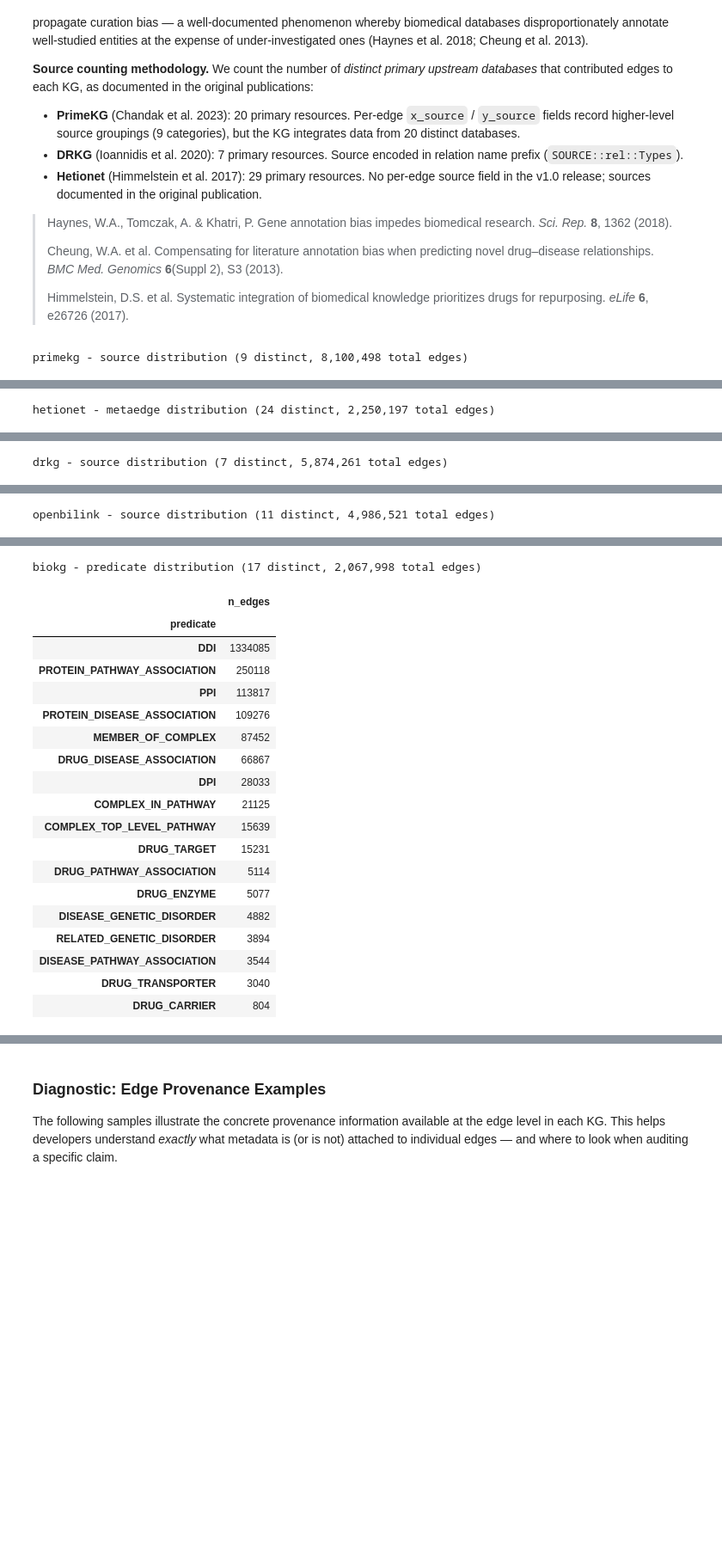
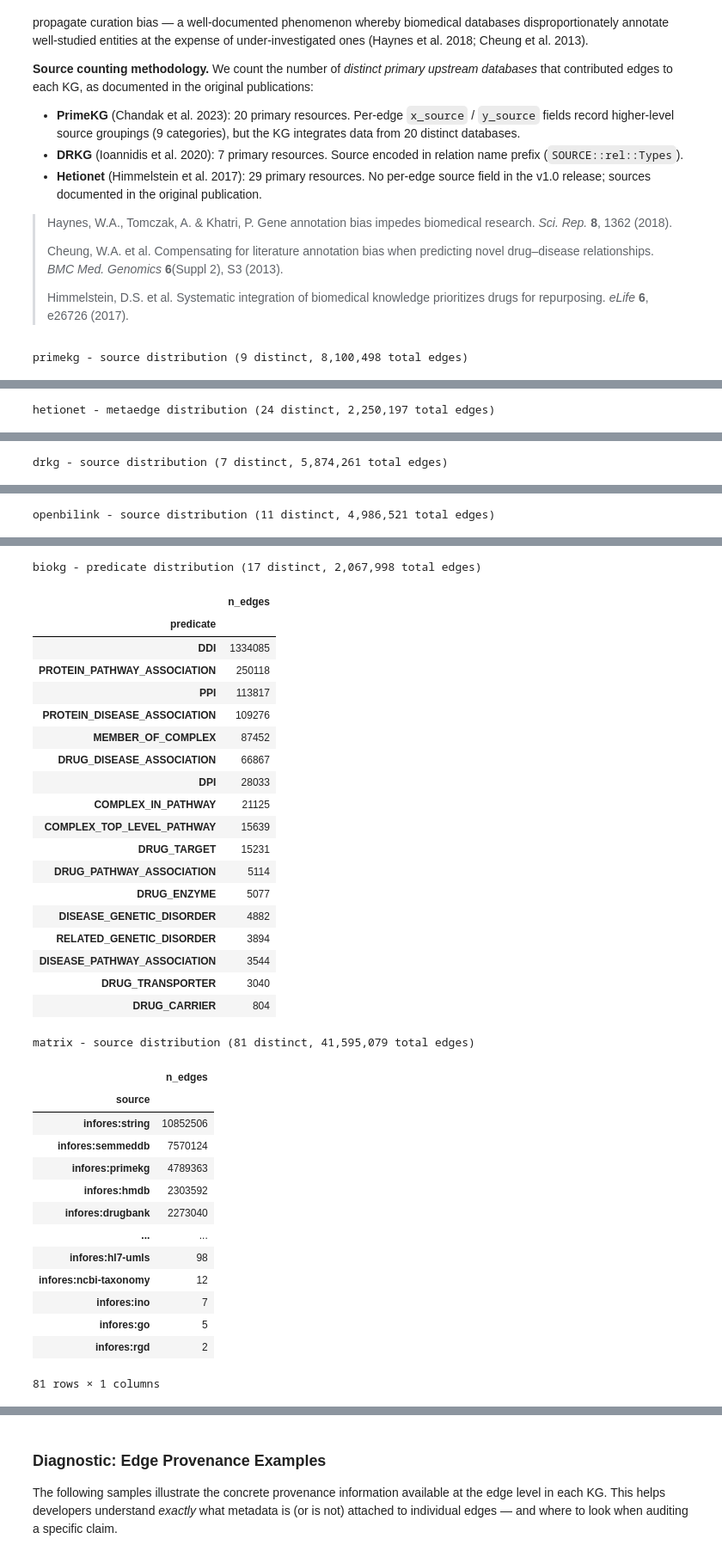
Before and after one commit to emmolins/biokgsuite_dashboard, a Jupyter notebook: eval_notebooks/03_trustworthiness.ipynb, the cells around one changed output, grey strips where cells are left out. Shown at 86% size. Drawn from its saved outputs; the diff is of its cells as text; code cells hidden in the pictures; blank space fills up the shorter version.

```diff
--- a/eval_notebooks/03_trustworthiness.ipynb
+++ b/eval_notebooks/03_trustworthiness.ipynb
@@ -139,6 +152,15 @@ KG_SCHEMA = {
         'cols':  ('x_source', 'y_source'),
         'label': 'source',
     },
+    # MATRIX (Every Cure / Biolink): edge_source carries the per-edge
+    # asserting database (94 distinct infores: CURIEs). x_source / y_source
+    # carry per-NODE upstream pipeline (rtxkg2 / robokop / primekg) and are
+    # used separately for tier-1 node provenance.
+    'matrix': {
+        'mode':  'columns',
+        'cols':  ('edge_source',),
+        'label': 'source',
+    },
     'biokg': {
         'mode':   'relation_values',
         'label':  'predicate',
@@ -149,8 +171,13 @@ def _compute_counts(kg: pd.DataFrame, schema: dict) -> pd.DataFrame:
     '''Compute edge-count distribution for one KG given its schema entry.'''
     mode, label = schema['mode'], schema['label']
     if mode == 'columns':
-        counts = (pd.concat([kg[c] for c in schema['cols']])
-                  .dropna().value_counts() // 2)   # each edge counted in both cols
+        cols = schema['cols']
+        # Single-col mode (e.g. edge_source for MATRIX): count once.
+        # Two-col mode (PrimeKG, OpenBioLink): both x/y_source carry the same
+        # value duplicated per edge, so divide by 2 to avoid double-counting.
+        denom = len(cols)
+        counts = (pd.concat([kg[c] for c in cols])
+                  .dropna().value_counts() // denom)
         counts = counts.rename_axis(label).rename('n_edges').reset_index()
     elif mode == 'relation_prefix':
         counts = (kg['relation'].str.extract(r'^([^:]+)::')[0].fillna('other')
@@ -222,33 +249,48 @@ openbilink - source distribution (11 distinct, 4,986,521 total edges)
 | Bgee | 1728138 |
 | STITCH | 456423 |
 | GO | 361095 |
 | HPO | 228975 |
 | CDT | 135809 |
 | DisGeNet | 93885 |
 | SIDER | 89096 |
 | UBERON | 33344 |
 | DO | 11967 |
 | DrugCentral | 7164 |
 biokg - predicate distribution (17 distinct, 2,067,998 total edges)
 |  | n_edges |
 | predicate |  |
 | DDI | 1334085 |
 | PROTEIN_PATHWAY_ASSOCIATION | 250118 |
 | PPI | 113817 |
 | PROTEIN_DISEASE_ASSOCIATION | 109276 |
 | MEMBER_OF_COMPLEX | 87452 |
 | DRUG_DISEASE_ASSOCIATION | 66867 |
 | DPI | 28033 |
 | COMPLEX_IN_PATHWAY | 21125 |
 | COMPLEX_TOP_LEVEL_PATHWAY | 15639 |
 | DRUG_TARGET | 15231 |
 | DRUG_PATHWAY_ASSOCIATION | 5114 |
 | DRUG_ENZYME | 5077 |
 | DISEASE_GENETIC_DISORDER | 4882 |
 | RELATED_GENETIC_DISORDER | 3894 |
 | DISEASE_PATHWAY_ASSOCIATION | 3544 |
 | DRUG_TRANSPORTER | 3040 |
 | DRUG_CARRIER | 804 |
+matrix - source distribution (81 distinct, 41,595,079 total edges)
+|  | n_edges |
+| source |  |
+| infores:string | 10852506 |
+| infores:semmeddb | 7570124 |
+| infores:primekg | 4789363 |
+| infores:hmdb | 2303592 |
+| infores:drugbank | 2273040 |
+| ... | ... |
+| infores:hl7-umls | 98 |
+| infores:ncbi-taxonomy | 12 |
+| infores:ino | 7 |
+| infores:go | 5 |
+| infores:rgd | 2 |
+81 rows × 1 columns
 # %%
 # Source database diversity across KGs
 PANEL_CONFIG = {
```
Also changed, not shown: parts of 8 cells of this notebook, 22 other files.
